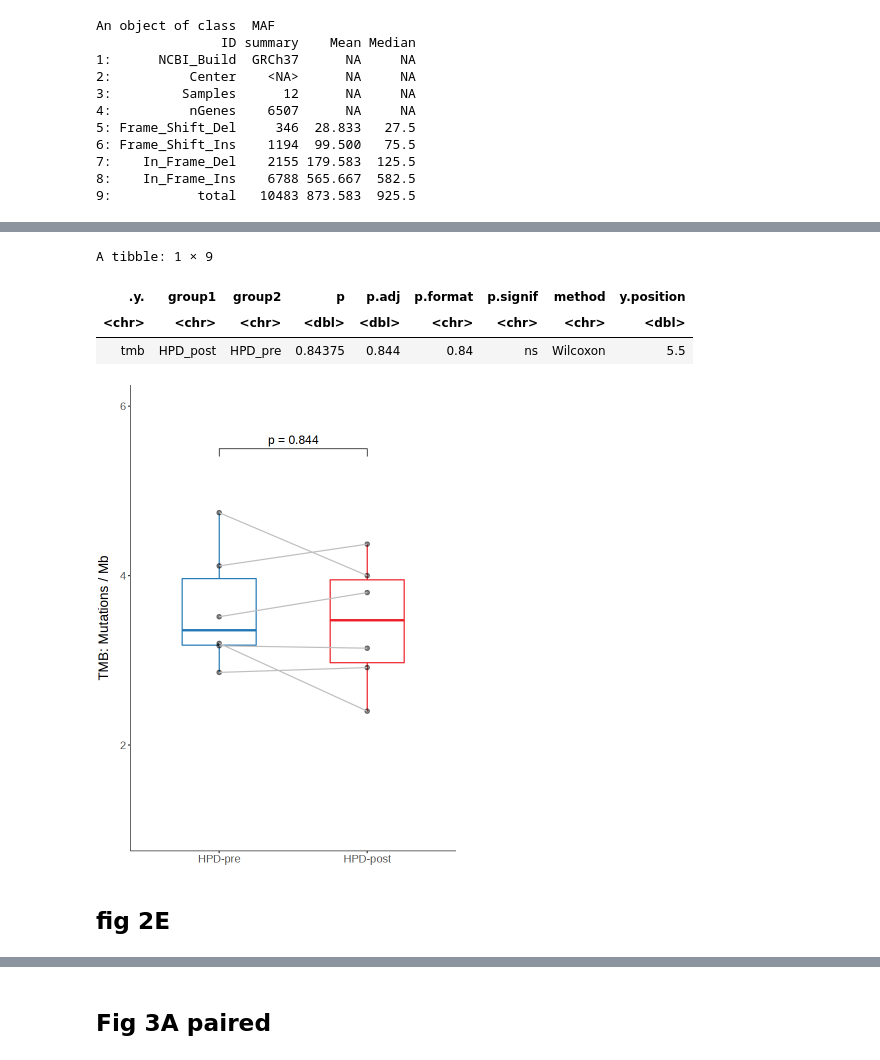
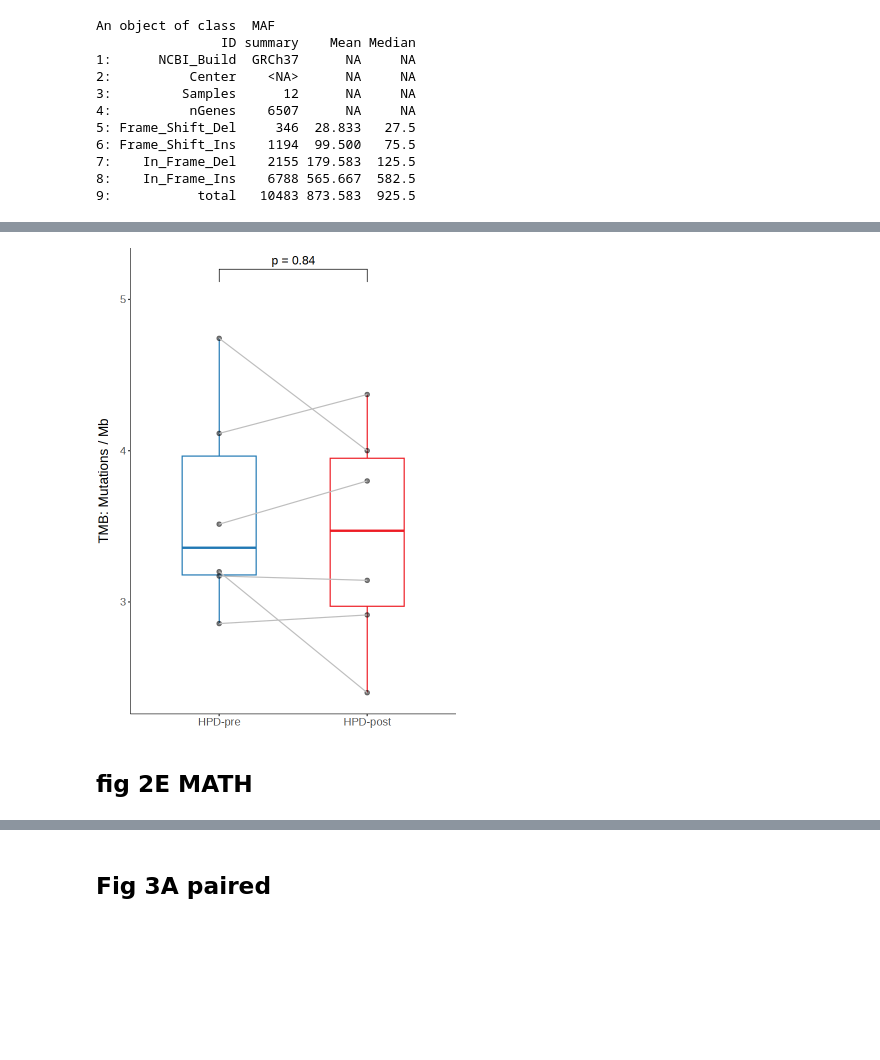
Before and after one commit to biosunsci/HPD_ZhouAP, a Jupyter notebook: R_plot_HPD_pre_post.ipynb, the cells around one changed output, grey strips where cells are left out. Saved outputs shown, nothing was run; the diff lists cells and outputs as text; code cells hidden in the pictures; blank space fills up the shorter version.

Commit message:
plotting code @2023-1-31

```diff
--- a/R_plot_HPD_pre_post.ipynb
+++ b/R_plot_HPD_pre_post.ipynb
@@ -607,6 +609,12 @@ An object of class  MAF
 # %%
 make.tall()
 library(ggpubr)
-res.paired2 = yload_dfx('tmb2', frm=INPUTROOT) %>% mutate(Clin_classification=g,pairedID=c(1:6,1:6))
-res.paired2
+df.tmb = yload_dfx('tmb2', frm=INPUTROOT) %>% mutate(Clin_classification=g,pairedID=c(1:6,1:6))
+df.tmb
+
+SEL = 'mutant.Mb'
+YPOS = 5.2
+YLABEL = 'TMB: Mutations / Mb'
+my_comparisons <- list(c("HPD_pre","HPD_post"))
+df = df.tmb
 # %% [output]
@@ -626,31 +634,22 @@ A data.frame: 12 × 6
 | HPD_pre | A11907P01KYA1190701 | 100 | 2.857143 | HPD_pre | 5 |
 | HPD_pre | A11908P01KYA1190801 | 112 | 3.200000 | HPD_pre | 6 |
 # %%
-my_comparisons <- list(c("HPD_pre","HPD_post"))
+make.tall()
 
-res.t.rel2 = t.test(res.paired2[res.paired2$Clin_classification =='HPD_pre','tmb'],
-       res.paired2[res.paired2$Clin_classification =='HPD_post','tmb'],
-            paired=TRUE
-      )
-res.wilcox.rel2 = wilcox.test(res.paired2[res.paired2$Clin_classification =='HPD_pre','tmb'],
-       res.paired2[res.paired2$Clin_classification =='HPD_post','tmb'],
-            paired=TRUE
-      )
-
-stat.test2 <- compare_means(
- tmb ~ Clin_classification, data = res.paired2,
+stat.df <- compare_means(
+ as.formula(paste(SEL,'~ Clin_classification')), data = df,
  method = "wilcox.test",
     paired=TRUE,
 #     group.by = "Clin_classification"
-)
-stat.test2 = stat.test2 %>%
-        mutate(y.position = c(5.5))
-stat.test2$p.adj = round(res.wilcox.rel2$p.value,3)
-stat.test2
+)  %>%
+    mutate(y.position = YPOS)
 
 # res.paired
 level_order <- c('HPD_pre','HPD_post')
-p = ggplot(res.paired2,aes(x=factor(Clin_classification,level=level_order),y=mutant.Mb,color=Clin_classification))
+
+p = ggplot(df,aes(x=factor(Clin_classification,level=level_order)
+                           ,y=!!sym(SEL)
+                           ,color=Clin_classification))
 p = p + geom_boxplot(width=0.5)
 
 # outlier.colour="black", , outlier.size=2, notch=F
@@ -663,19 +662,19 @@ p = p + scale_color_manual(values=c("#ED1C24","#2078B4"))
 #                        method = "wilcox.test", #method可选：t.test(参数), wilcox.test(非参数)
 #                        label = "p.signif", #label可选：p.signif(显示星星), p.format(显示数值)
 #                        hide.ns = FALSE, size=5)
-# p = p + stat_pvalue_manual(stat.test2,label='p = {p.adj}',size=4)
+# p = p + stat_pvalue_manual(stat.df,label='p = {p.adj}',size=4)
 p = p +  theme(axis.title.x=element_blank(),
 #                axis.title.y=element_text(),
                legend.position="none")
 
-
-p = p + geom_point(data=res.paired2,mapping = aes(x = factor(Clin_classification,level = level_order)
-                          , y = mutant.Mb, group=Clin_classification),color='black',size=2, alpha=0.5) +
-    geom_line(data=res.paired2,aes(x = Clin_classification, y = mutant.Mb,group=pairedID), color='grey') +
+p = p + geom_point(data=df,mapping = aes(x = factor(Clin_classification,level = level_order)
+                          , y = !!sym(SEL), group=Clin_classification),color='black',size=2, alpha=0.5) +
+    geom_line(data=df,aes(x = Clin_classification, y = !!sym(SEL),group=pairedID), color='grey') +
     theme_classic()
 
-p = p + ylab('TMB: Mutations / Mb')
-p = p + stat_pvalue_manual(stat.test2,label='p = {p.adj}',size=5)
+p = p + ylab(YLABEL)
+p = p + stat_pvalue_manual(stat.df,label='p = {p.adj}',size=5)
+
 p = p +  theme(axis.title.x=element_blank(),
 #                axis.title.y=element_text(),
                legend.position="none",
@@ -683,7 +682,6 @@ p = p +  theme(axis.title.x=element_blank(),
                text = element_text(size=16),
                axis.title.y = element_text(vjust = 4),
                plot.margin = margin(t = 0, r = 0, b = 0, l = 12, unit = "pt")
-              )+
-    ylim(c(1,6))
+              )
 p
 # %% [output]
@@ -691,8 +688,4 @@ p
-A tibble: 1 × 9
-| .y. | group1 | group2 | p | p.adj | p.format | p.signif | method | y.position |
-| <chr> | <chr> | <chr> | <dbl> | <dbl> | <chr> | <chr> | <chr> | <dbl> |
-| tmb | HPD_post | HPD_pre | 0.84375 | 0.844 | 0.84 | ns | Wilcoxon | 5.5 |
-[figure, old version]
+[figure, new version]
 # %% [markdown]
-## fig 2E
+## fig 2E MATH
 # %%
```
Also changed, not shown: parts of 12 cells of this notebook.
